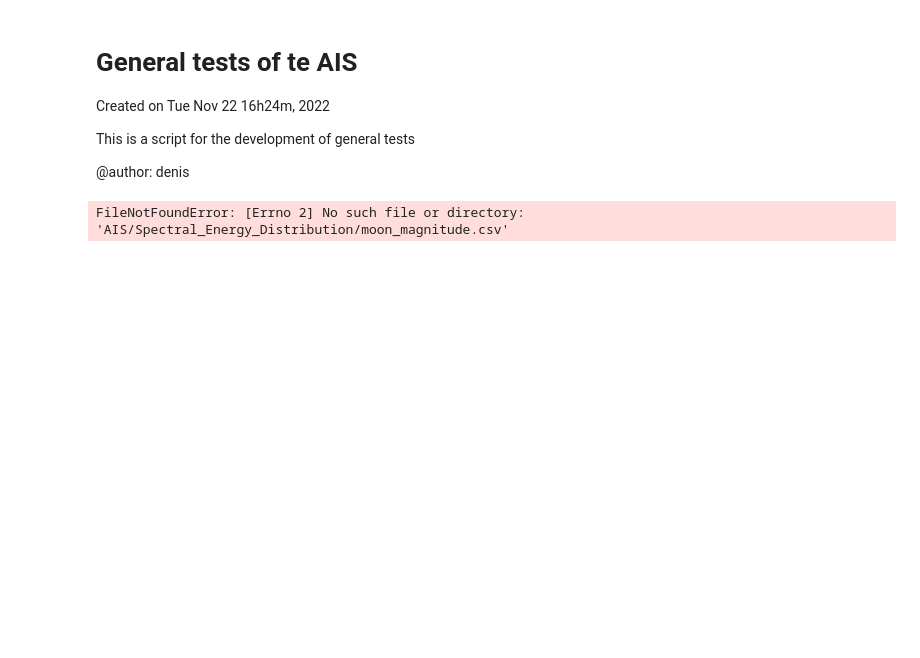
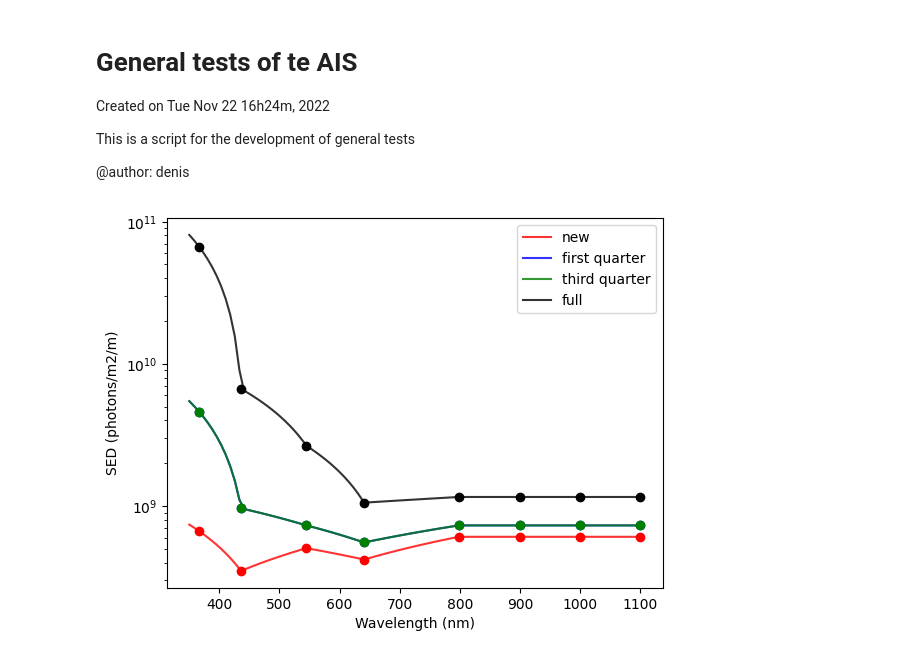
Before and after one commit to DBernardes/AIS, a Jupyter notebook: notebook/spectral_responses.ipynb, the cells around one changed output. Cells and saved outputs as stored; diff of their text form; code cells hidden in the pictures; blank space fills up the shorter version.

```diff
--- a/notebook/spectral_responses.ipynb
+++ b/notebook/spectral_responses.ipynb
@@ -9,28 +9,28 @@ This is a script for the development of general tests
 # %%
 # PLOT SKY SED
 import matplotlib.pyplot as plt
 import numpy as np
 import pandas as pd
 
 from AIS.Spectral_Energy_Distribution import Sky
 
-ss = pd.read_csv("AIS/Spectral_Energy_Distribution/moon_magnitude.csv")
+ss = pd.read_csv("../AIS/Spectral_Energy_Distribution/moon_magnitude.csv")
 wv = np.linspace(350, 1100, 100)
 colors = ["r", "b", "g", "k"]
 for idx, moon in enumerate(["new", "first quarter", "third quarter", "full"]):
     sky = Sky()
     sky_sed = sky.calculate_sed(moon, wv)
     plt.semilogy(wv, sky_sed[0], colors[idx], alpha=0.8, label=moon)
     plt.semilogy(
         ss["wavelength"], sky._calculate_photons_density(ss[moon]), "o" + colors[idx]
     )
 
 plt.legend()
 plt.xlabel("Wavelength (nm)")
 plt.ylabel("SED (photons/m2/m)")
 plt.show()
 # %% [output]
-FileNotFoundError: [Errno 2] No such file or directory: 'AIS/Spectral_Energy_Distribution/moon_magnitude.csv'
+[figure, added]
 # %%
 # PLOT THE SPECTRAL RESPONSE OF EACH COMPONENT OF ONE CHANNEL
 import os
```
Also changed, not shown: parts of 10 cells of this notebook, 9 other files.
